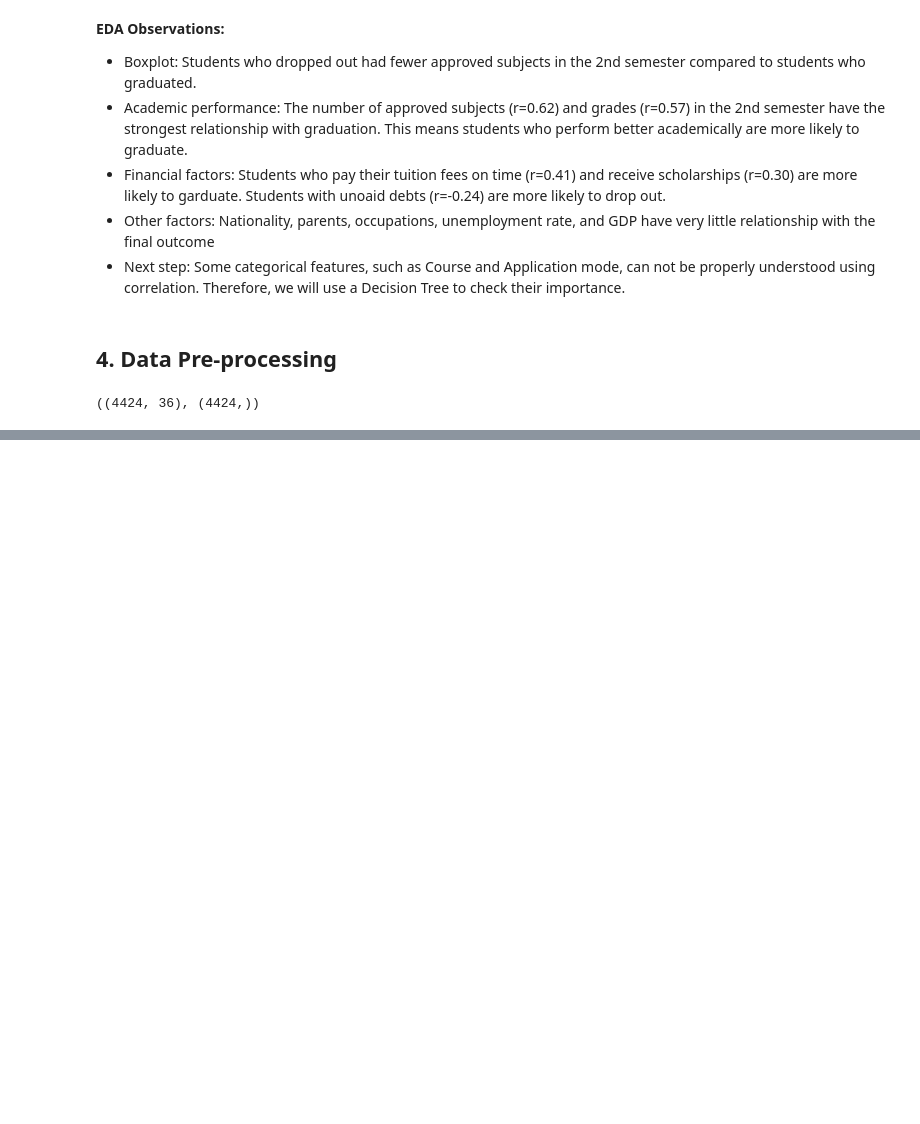
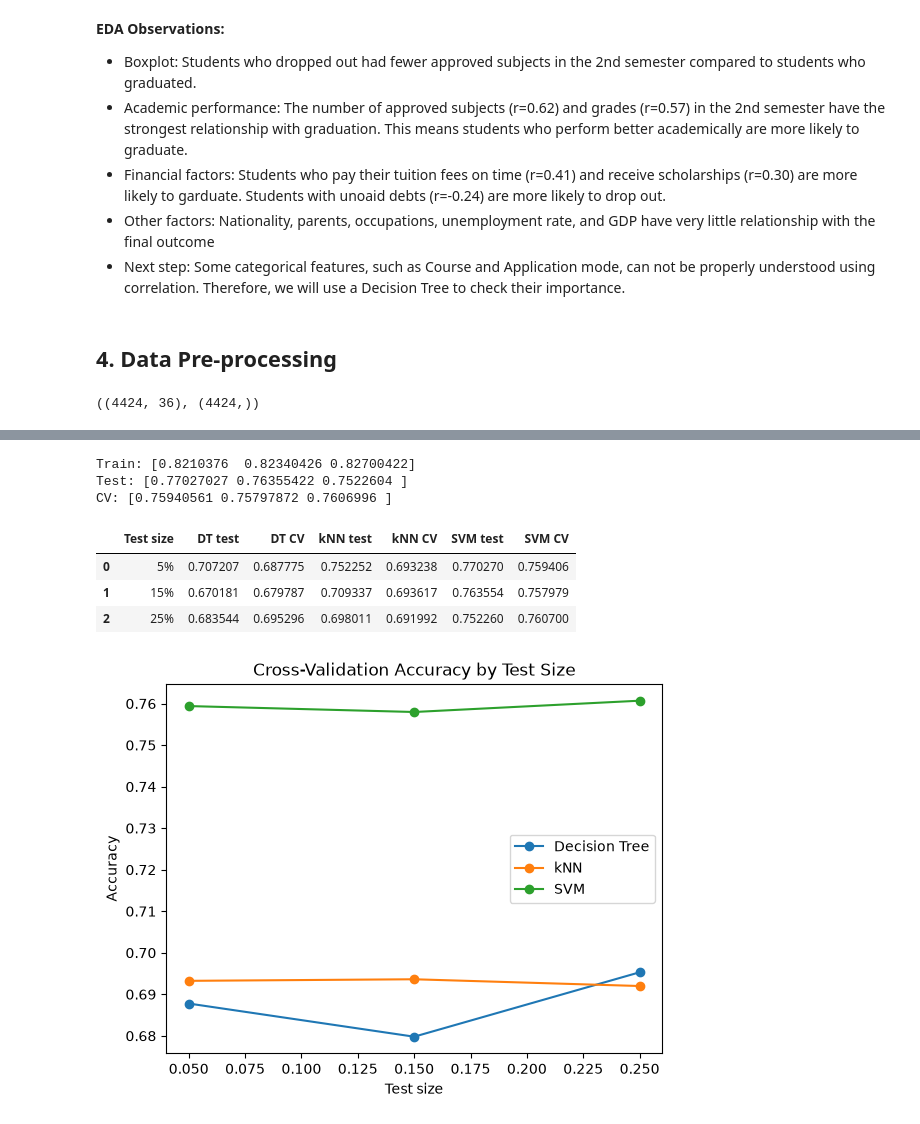
Before and after one commit to Yanjinkhorloo/Machine-Learning-2026, a Jupyter notebook: CA1_Machine_Learning_Yanjinkhorloo.ipynb, the cells around one changed output, grey strips where cells are left out. Cells and saved outputs as stored; diff of their text form; code cells hidden in the pictures; blank space fills up the shorter version.

Commit message:
Three models across three splits with cross-validation

```diff
--- a/CA1_Machine_Learning_Yanjinkhorloo.ipynb
+++ b/CA1_Machine_Learning_Yanjinkhorloo.ipynb
@@ -159,3 +159,12 @@ feature_names=df.drop(['Target'], axis=1).columns
 X.shape, y.shape
 # %% [output]
 ((4424, 36), (4424,))
+# %%
+from sklearn.model_selection import train_test_split
+from sklearn.preprocessing import StandardScaler
+X_train, X_test, y_train, y_test=train_test_split(X, y, test_size=0.25, random_state=42)
+scaler=StandardScaler()
+X_train_scaled=scaler.fit_transform(X_train)
+X_test_scaled=scaler.transform(X_test)
+print('Training rows:', X_train.shape[0])
+print('Test rows:', X_test.shape[0])
@@ -161,0 +183,6 @@ X.shape, y.shape
+# %%
+from sklearn.model_selection import cross_val_score
+from sklearn.tree import DecisionTreeClassifier
+from sklearn.neighbors import KNeighborsClassifier
+from sklearn.svm import SVC
+test_sizes=[0.05, 0.15, 0.25]
@@ -161,0 +235,47 @@ X.shape, y.shape
+# %%
+svm_train_acc = np.zeros(3)
+svm_test_acc = np.zeros(3)
+svm_cv_acc = np.zeros(3)
+
+for i, size in enumerate(test_sizes):
+    X_train, X_test, y_train, y_test = train_test_split(X, y, test_size = size, random_state = 42)
+    X_train = scaler.fit_transform(X_train)
+    X_test = scaler.transform(X_test)
+
+    svm = SVC()
+    svm.fit(X_train, y_train)
+    svm_train_acc[i] = svm.score(X_train, y_train)
+    svm_test_acc[i] = svm.score(X_test, y_test)
+    svm_cv_acc[i] = cross_val_score(svm, X_train, y_train, cv = 10).mean()
+
+print('Train:', svm_train_acc)
+print('Test:', svm_test_acc)
+print('CV:', svm_cv_acc)
+# %% [output]
+Train: [0.8210376  0.82340426 0.82700422]
+Test: [0.77027027 0.76355422 0.7522604 ]
+CV: [0.75940561 0.75797872 0.7606996 ]
+# %%
+df_results = pd.DataFrame({
+    'Test size': ['5%', '15%', '25%'],
+    'DT test': dt_test_acc, 'DT CV': dt_cv_acc,
+    'kNN test': knn_test_acc, 'kNN CV': knn_cv_acc,
+    'SVM test': svm_test_acc, 'SVM CV': svm_cv_acc
+})
+df_results
+# %% [output]
+|  | Test size | DT test | DT CV | kNN test | kNN CV | SVM test | SVM CV |
+| 0 | 5% | 0.707207 | 0.687775 | 0.752252 | 0.693238 | 0.770270 | 0.759406 |
+| 1 | 15% | 0.670181 | 0.679787 | 0.709337 | 0.693617 | 0.763554 | 0.757979 |
+| 2 | 25% | 0.683544 | 0.695296 | 0.698011 | 0.691992 | 0.752260 | 0.760700 |
+# %%
+plt.plot(test_sizes, dt_cv_acc, marker = 'o', label = 'Decision Tree')
+plt.plot(test_sizes, knn_cv_acc, marker = 'o', label = 'kNN')
+plt.plot(test_sizes, svm_cv_acc, marker = 'o', label = 'SVM')
+plt.title('Cross-Validation Accuracy by Test Size')
+plt.xlabel('Test size')
+plt.ylabel('Accuracy')
+plt.legend()
+plt.show()
+# %% [output]
+[figure, added]
```
Also changed, not shown: parts of 6 cells of this notebook.
